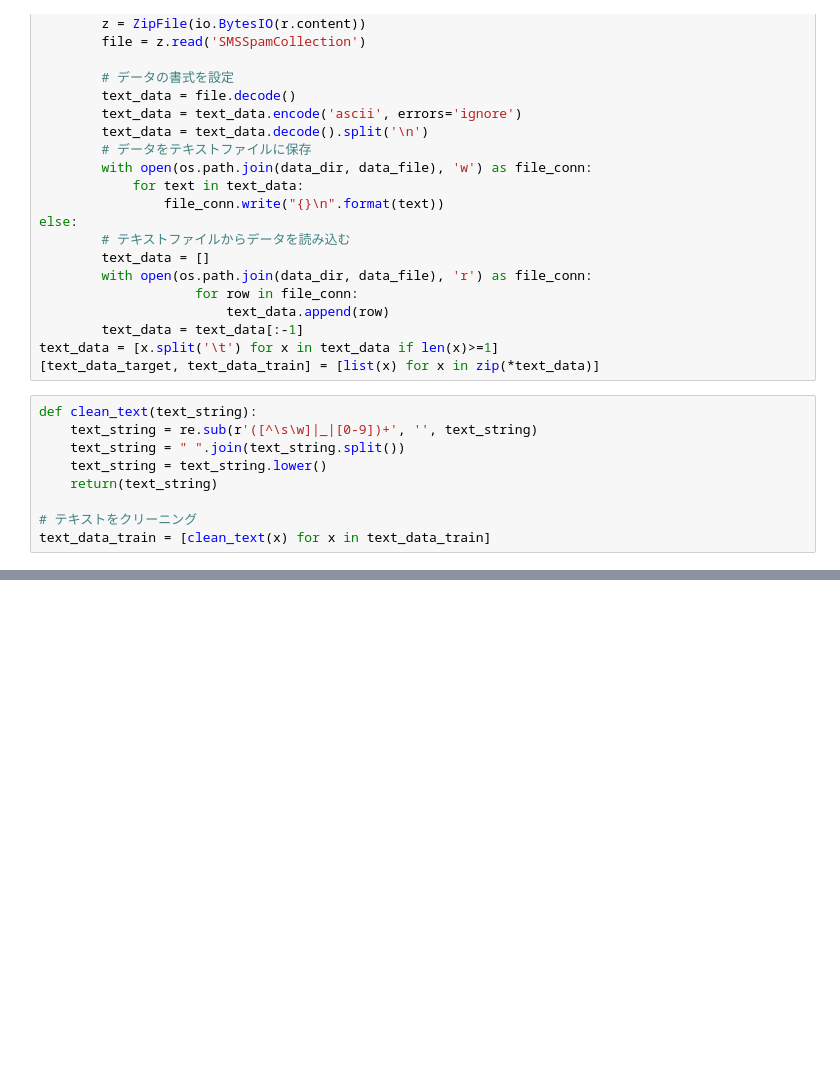
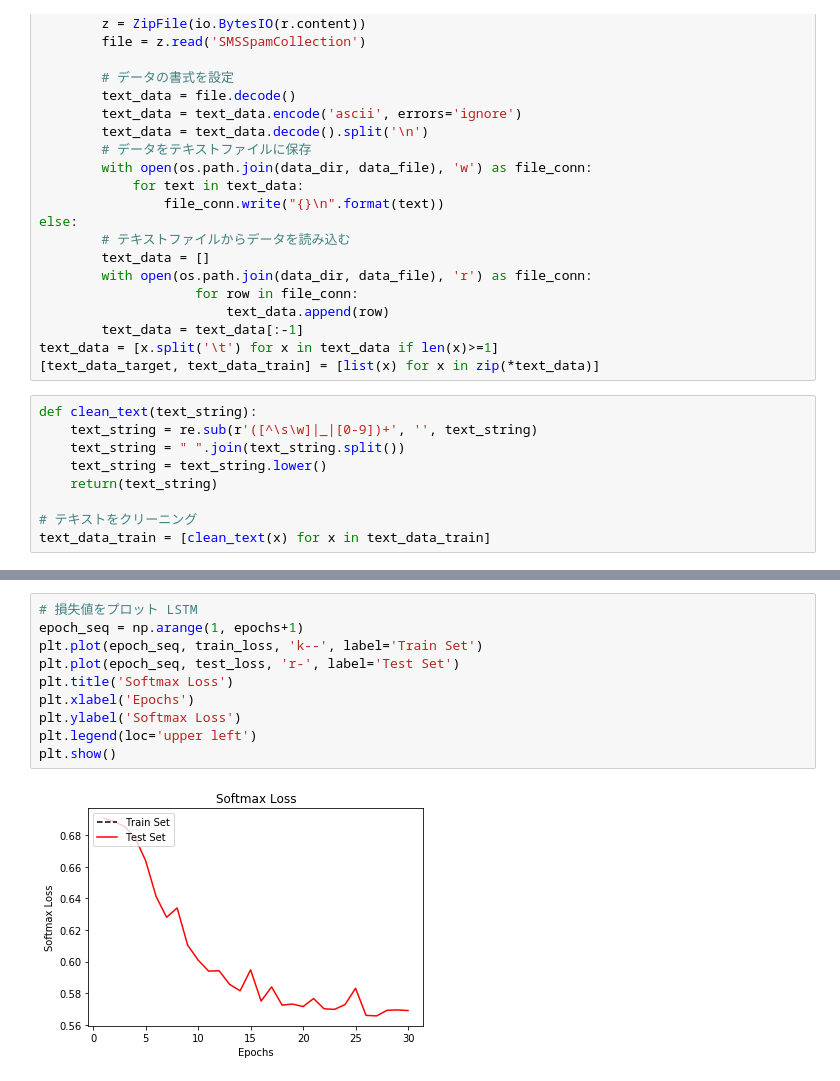
Before and after one commit to swallowtail224/TensorFlow_train, a Jupyter notebook: test.ipynb, the cells around one changed output, grey strips where cells are left out. Cells and saved outputs as stored; diff of their text form; blank space fills up the shorter version.

```diff
--- a/test.ipynb
+++ b/test.ipynb
@@ -110,0 +232,12 @@ print(text_processed[2])
+# %%
+# 損失値をプロット LSTM
+epoch_seq = np.arange(1, epochs+1)
+plt.plot(epoch_seq, train_loss, 'k--', label='Train Set')
+plt.plot(epoch_seq, test_loss, 'r-', label='Test Set')
+plt.title('Softmax Loss')
+plt.xlabel('Epochs')
+plt.ylabel('Softmax Loss')
+plt.legend(loc='upper left')
+plt.show()
+# %% [output]
+[figure, added]
```
Also changed, not shown: parts of 26 cells of this notebook, 4 other files.
